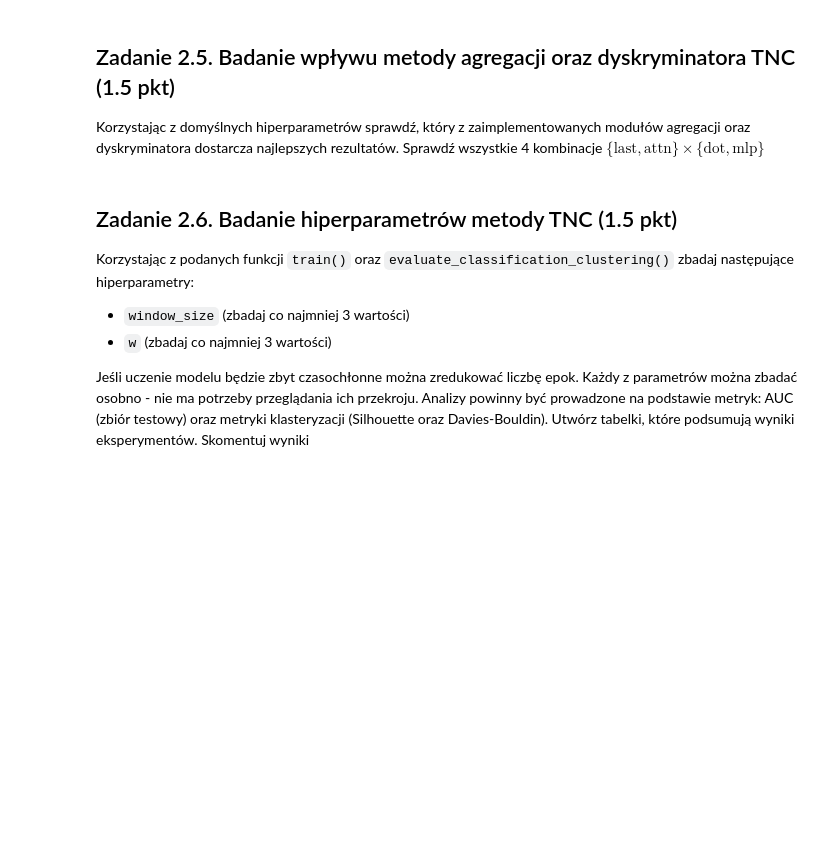
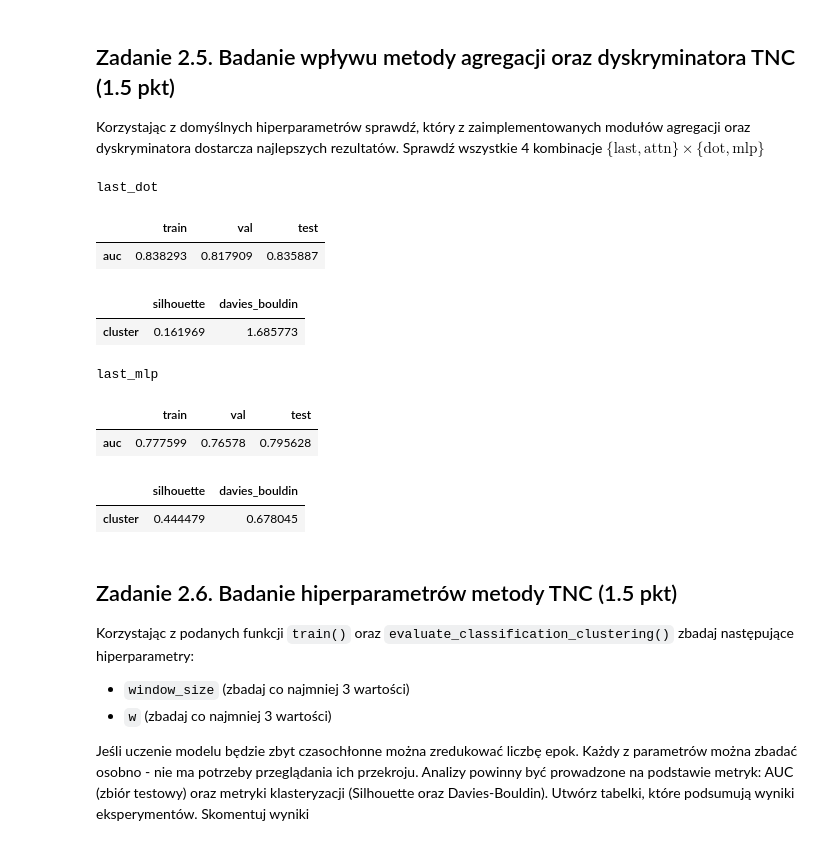
Before and after one commit to piotrdurniat/representation-learning-l05, a Jupyter notebook: 2. Model TNC.ipynb, the cells around one changed output. Drawn from its saved outputs; the diff is of its cells as text; code cells hidden in the pictures; blank space fills up the shorter version.

```diff
--- a/2. Model TNC.ipynb
+++ b/2. Model TNC.ipynb
@@ -606,14 +606,37 @@ train(hparams=attn_dot_params)
 # %%
 train(hparams=attn_mlp_params)
 # %%
+import pandas as pd
+
 names = [
     "last_dot",
     "last_mlp",
     #  "attn_dot", "attn_mlp"
 ]
-results = {name: evaluate_classification_clustering(name) for name in names}
 
-pprint.pprint(results)
+
+def disp_res(name: str):
+    res = evaluate_classification_clustering(name)
+    res_auc = pd.DataFrame(res["auc"], index=["auc"])
+    res_cluster = pd.DataFrame(res["cluster"], index=["cluster"])
+    print(name)
+    display(res_auc)
+    display(res_cluster)
+
+
+for name in names:
+    disp_res(name)
+# %% [output]
+last_dot
+|  | train | val | test |
+| auc | 0.838293 | 0.817909 | 0.835887 |
+|  | silhouette | davies_bouldin |
+| cluster | 0.161969 | 1.685773 |
+last_mlp
+|  | train | val | test |
+| auc | 0.777599 | 0.76578 | 0.795628 |
+|  | silhouette | davies_bouldin |
+| cluster | 0.444479 | 0.678045 |
 # %% [markdown]
 ## Zadanie 2.6. Badanie hiperparametrów metody TNC (1.5 pkt)
 
```
